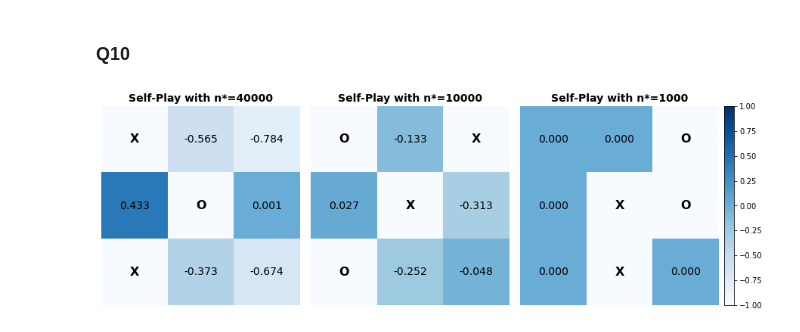
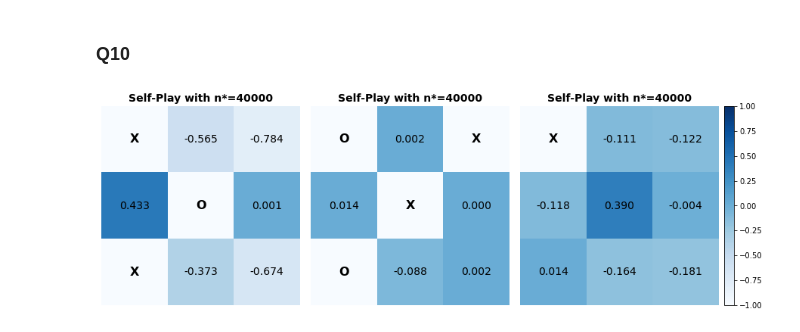
Before and after one commit to mismayil/ann-miniproject, a Jupyter notebook: QLearner.ipynb, the cells around one changed output. Cells and saved outputs as stored; diff of their text form; code cells hidden in the pictures.

```diff
--- a/QLearner.ipynb
+++ b/QLearner.ipynb
@@ -289,31 +292,33 @@ plot_m_values(stats_path='answers/Q8.npy', labels=labels, save_path='artifacts/f
 ### Q10
 # %%
 with open('answers/Q10.npy', 'rb') as npy:
-    qvalues = np.load(npy, allow_pickle=True)
+    qvalues_10 = np.load(npy, allow_pickle=True)
 # %%
 state1 = np.array([
     [1.0, 0.0, 0.0],
     [0.0, -1.0, 0.0],
     [1.0, 0.0, 0.0],
 ])
 
 state2 = np.array([
     [-1.0, 0.0, 1.0],
     [0.0, 1.0, 0.0],
     [-1.0, 0.0, 0.0],
 ])
 
 state3 = np.array([
-    [0.0, 0.0, -1.0],
-    [0.0, 1.0, -1.0],
-    [0.0, 1.0, 0.0],
+    [1.0, 0.0, 0.0],
+    [0.0, 0.0, 0.0],
+    [0.0, 0.0, 0.0],
 ])
 
+
+
 states_list = [state1, state2, state3]
-qvalues_list = [qvalues[4], qvalues[3], qvalues[2]]
-titles=[f'Self-Play with n*={n_star}' for n_star in [40000, 10000, 1000]]
+qvalues_list = [qvalues_10[4], qvalues_10[4], qvalues_10[4]]
+titles=[f'Self-Play with n*={n_star}' for n_star in [40000, 40000, 40000]]
 cmap = plt.cm.get_cmap('Blues', 100)
 
 plot_heatmaps(states_list, qvalues_list, titles=titles, cmap=cmap, save_path='artifacts/fig_Q10.pdf')
 # %% [output]
-[figure, old version]
+[figure, new version]
```
Also changed, not shown: parts of 4 cells of this notebook, 16 other files.
